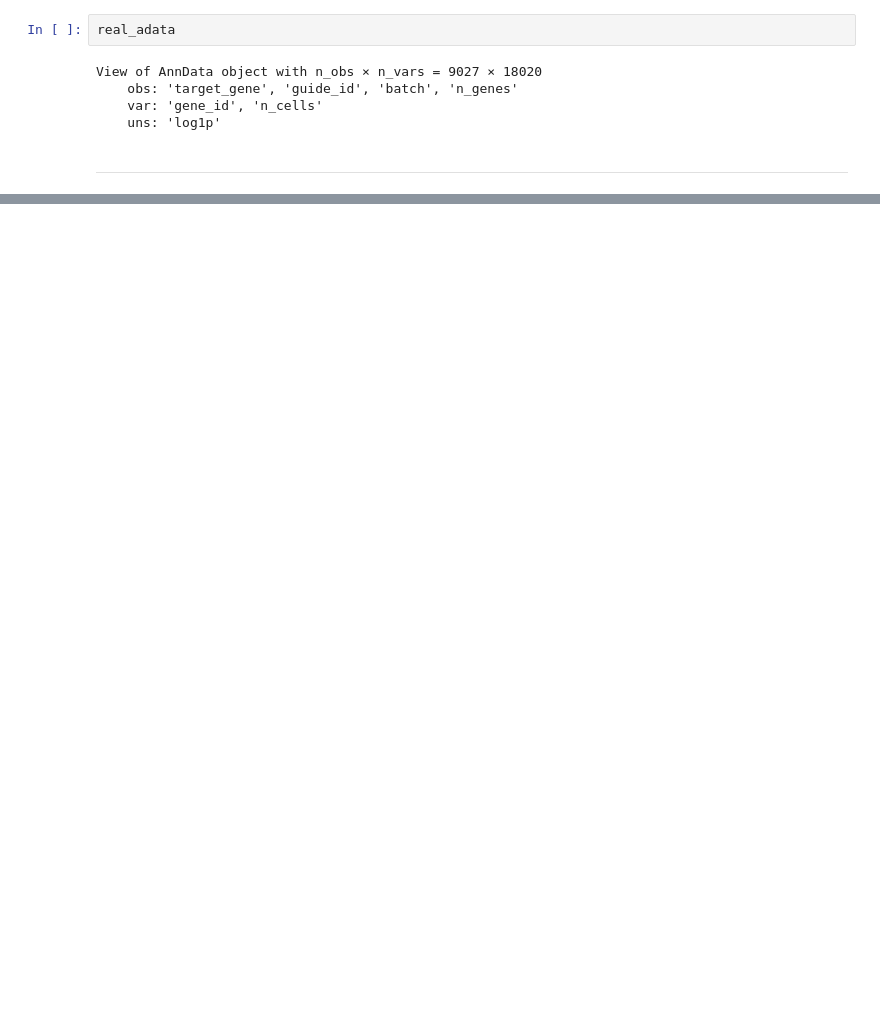
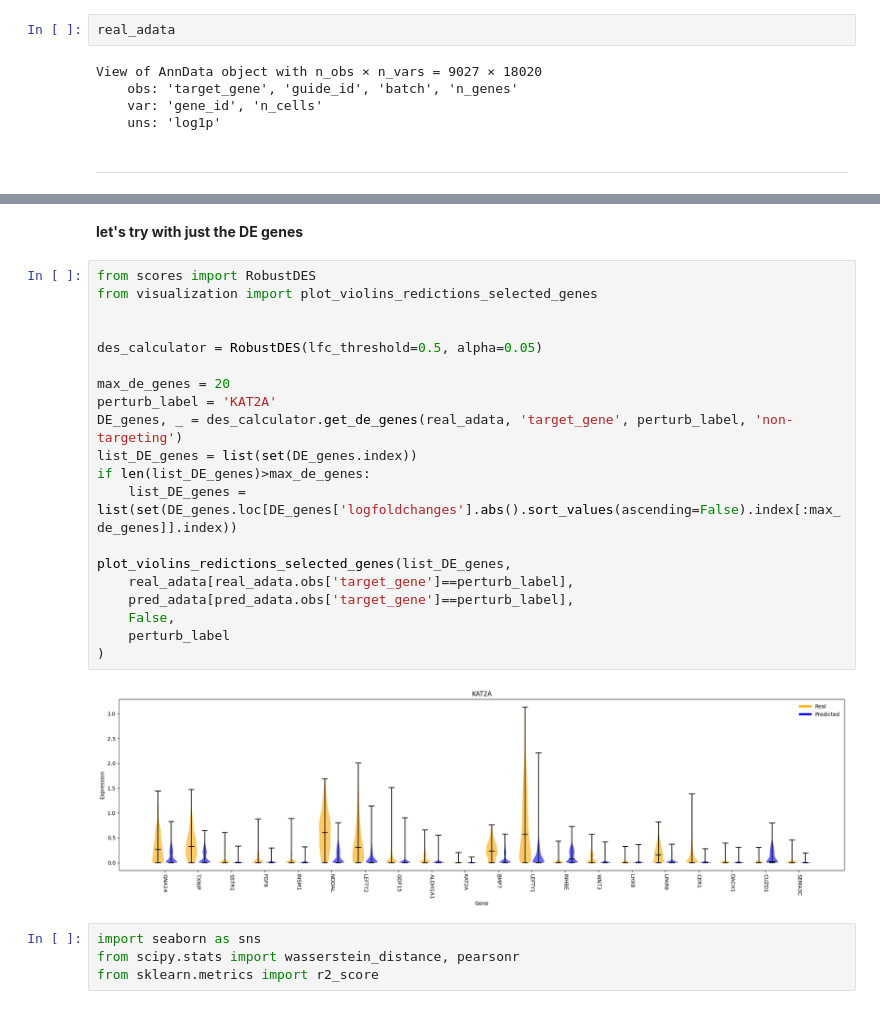
Before and after one commit to MCalabroCode/SPECTRA, a Jupyter notebook: spectra_v2_notebook_wandb.ipynb, the cells around one changed output, grey strips where cells are left out. Saved outputs shown, nothing was run; the diff lists cells and outputs as text; blank space fills up the shorter version.

```diff
--- a/spectra_v2_notebook_wandb.ipynb
+++ b/spectra_v2_notebook_wandb.ipynb
@@ -942,0 +947,28 @@ View of AnnData object with n_obs × n_vars = 9027 × 18020
+# %% [markdown]
+**let's try with just the DE genes**
+# %%
+from scores import RobustDES
+from visualization import plot_violins_redictions_selected_genes
+
+
+des_calculator = RobustDES(lfc_threshold=0.5, alpha=0.05)
+
+max_de_genes = 20
+perturb_label = 'KAT2A'
+DE_genes, _ = des_calculator.get_de_genes(real_adata, 'target_gene', perturb_label, 'non-targeting')
+list_DE_genes = list(set(DE_genes.index))
+if len(list_DE_genes)>max_de_genes:
+    list_DE_genes = list(set(DE_genes.loc[DE_genes['logfoldchanges'].abs().sort_values(ascending=False).index[:max_de_genes]].index))
+
+plot_violins_redictions_selected_genes(list_DE_genes,
+    real_adata[real_adata.obs['target_gene']==perturb_label],
+    pred_adata[pred_adata.obs['target_gene']==perturb_label],
+    False,
+    perturb_label
+)
+# %% [output]
+[figure, added]
+# %%
+import seaborn as sns
+from scipy.stats import wasserstein_distance, pearsonr
+from sklearn.metrics import r2_score
```
Also changed, not shown: parts of 23 cells of this notebook, 1 other file.
